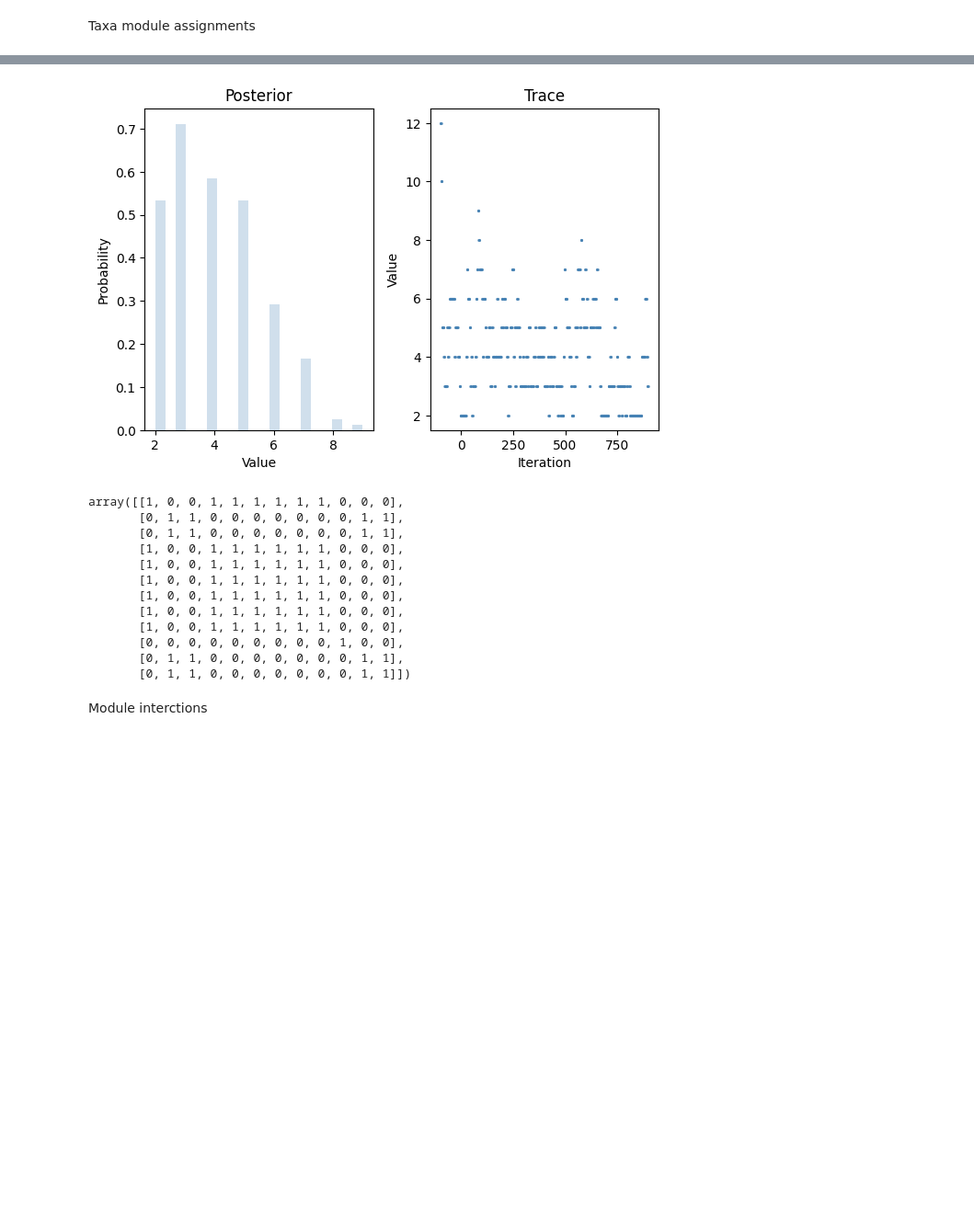
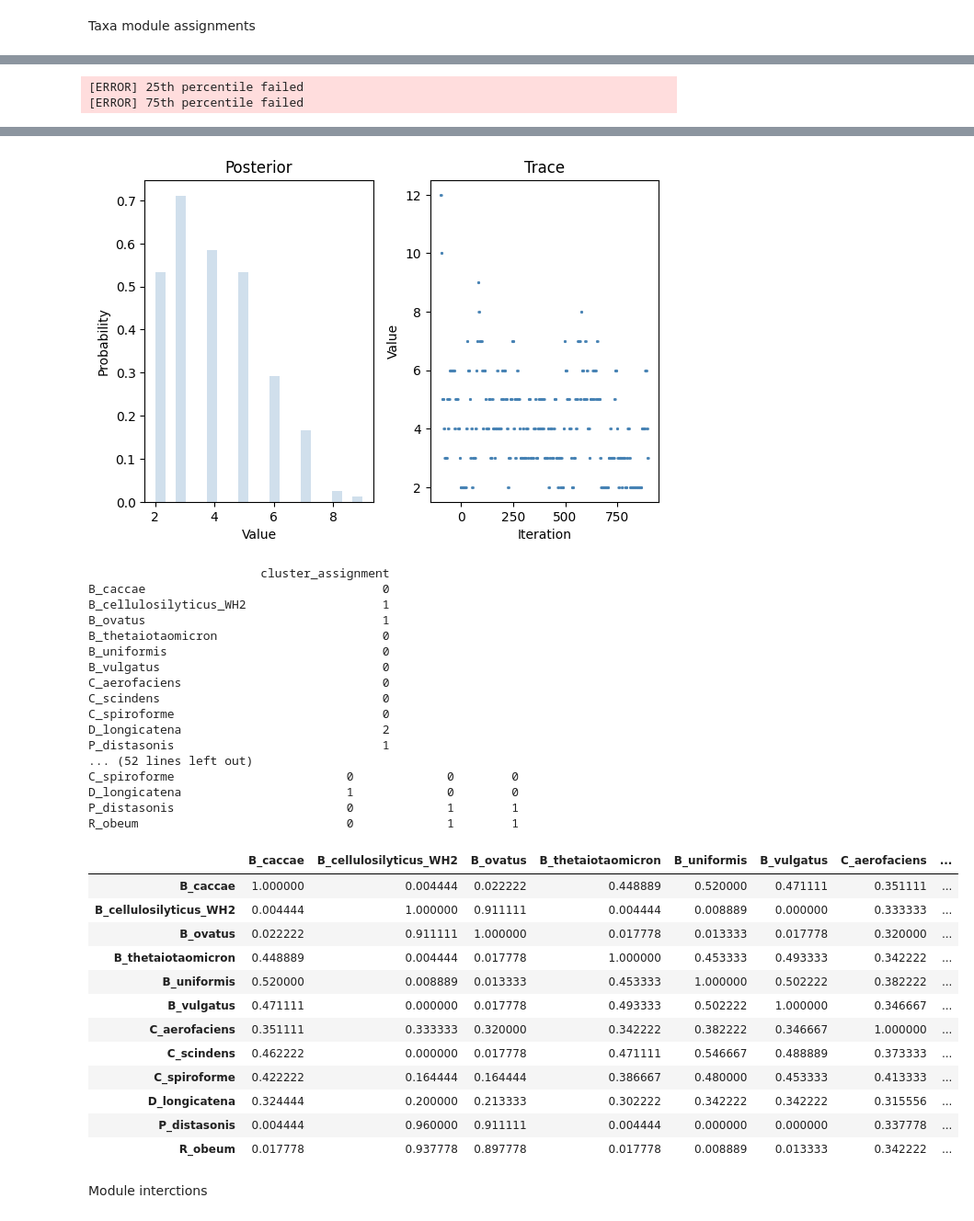
Before and after one commit to alejandrocs98/masters-thesis, a Jupyter notebook: ecological-modeling/mdsine2_mcnulty_lf0.ipynb, the cells around one changed output, grey strips where cells are left out. Shown at 92% size. Drawn from its saved outputs; the diff is of its cells as text; code cells hidden in the pictures; blank space fills up the shorter version.

```diff
--- a/ecological-modeling/mdsine2_mcnulty_lf0.ipynb
+++ b/ecological-modeling/mdsine2_mcnulty_lf0.ipynb
@@ -112,7 +112,8 @@ mcmc_negbin_lf0 = md2.negbin.build_graph(       # Builds the graph used for post
 # Run inference to learn the negative binomial parameters {negbin.py, run.py, pylab/inferenec.py}
 mcmc_negbin_lf0 = md2.negbin.run_graph(     # Run the MCMC chain mcmc (mdsin2.BaseMCMC)
     mcmc_negbin_lf0,                        # Inference object that is already built and initialized (mdsine2.BaseMCMC)
-    crash_if_error=True)                    # If True, throws an error if there is an exception during inference.
+    crash_if_error=True                     # If True, throws an error if there is an exception during inference.
+)
 # %% [output]
 [DEBUG] Negative binomial dispersion a0: Value: 1.9465546447209898e-10, Acceptance rate: 1.0
 [DEBUG] Negative binomial dispersion a1: Value: 0.5008475442330831, Acceptance rate: 0.46
@@ -248,2 +242,7 @@ Self Interactions:
 [INFO] remove local traces
 [INFO] Denormalizing the parameters
+# %%
+# Get the taxa from the graph
+taxa_lf0 = mcmc_lf0_s0.graph.data.taxa
+taxa_lf0_list = [taxa_lf0[i].name for i in range(len(taxa_lf0))]
+taxa_lf0_list
@@ -251,6 +263,18 @@ Self Interactions:
 ### Visualize posteriors
 # %% [markdown]
 In general `GLVParameters` provide wraper access to gLV coefficients
+# %%
+# Set directories
+growth_rate_s0_dir = basepath_s0 / "growth-rate"
+self_interactions_s0_dir = basepath_s0 / "self-interactions"
+interactions_s0_dir = basepath_s0 / "interactions"
+perturbation_s0_dir = basepath_s0 / "perturbation"
+coclusters_s0_dir = basepath_s0 / "coclusters"
+growth_rate_s0_dir.mkdir(exist_ok=True, parents=True)
+self_interactions_s0_dir.mkdir(exist_ok=True, parents=True)
+interactions_s0_dir.mkdir(exist_ok=True, parents=True)
+perturbation_s0_dir.mkdir(exist_ok=True, parents=True)
+coclusters_s0_dir.mkdir(exist_ok=True, parents=True)
 # %% [markdown]
 Growth rates
 # %%
@@ -437,12 +461,18 @@ md2.generate_cluster_assignments_posthoc(       # Returns np.ndarray(size=(len(i
     # n_clusters=12,                            # This specifies the number of clusters that are used during Agglomerative clustering.
     set_as_value=True                           # If True then set the result as the value of the clustering object
 )
+coclusters_assignment_lf0_s0 = md2.generate_cluster_assignments_posthoc(clustering_lf0_s0)
+coclusters_assignment_lf0_s0_table = pd.DataFrame(coclusters_assignment_lf0_s0, index=taxa_lf0_list, columns=['cluster_assignment'])
+coclusters_assignment_lf0_s0_table.to_csv(coclusters_s0_dir / 'cluster_assignments.tsv', sep='\t')
 
-# Get the taxa from the graph
-taxa = mcmc_lf0_s0.graph.data.taxa
+coclustering_lf0_s0 = clustering_lf0_s0.generate_coclusters()
+coclustering_lf0_s0_table = pd.DataFrame(coclustering_lf0_s0, index=taxa_lf0_list, columns=taxa_lf0_list)
+coclustering_lf0_s0_table.to_csv(coclusters_s0_dir / 'coclustering_assignment.tsv', sep='\t')
 
 # Visualize co-cluster posterior probability {posterior.py, visualization.py}
 coclusters_lf0_s0 = md2.summary(mcmc_lf0_s0.graph[STRNAMES.CLUSTERING_OBJ].coclusters)['mean']  # Get the mean of the cocluster posterior
+coclusters_lf0_s0_table = pd.DataFrame(coclusters_lf0_s0, index=taxa_lf0_list, columns=taxa_lf0_list)
+coclusters_lf0_s0_table.to_csv(coclusters_s0_dir / 'coclusters_probabilities.tsv', sep='\t')
 md2.visualization.render_cocluster_probabilities(   # Render the cocluster proportions. Values in coclusters should be [0,1]
     coclusters_lf0_s0, taxa=mcnulty_lf0.taxa,       # Square matrix indicating the cocluster proportions (2-dim np.ndarray)
     yticklabels='%(name)s | %(index)s')             # Label for the y-axis (str)
@@ -452,7 +482,9 @@ md2.visualization.render_trace(         # Visualizes the Trace of a random varia
     clustering_lf0_s0.n_clusters        # Trace of the co-clustering probabilities
 )
 plt.show()
-clustering_lf0_s0.generate_coclusters()
+print(coclusters_assignment_lf0_s0_table)
+print(coclustering_lf0_s0_table)
+coclusters_lf0_s0_table
 # %% [output]
 [ERROR] 25th percentile failed
 [ERROR] 75th percentile failed
@@ -463,17 +497,37 @@ clustering_lf0_s0.generate_coclusters()
+[ERROR] 25th percentile failed
+[ERROR] 75th percentile failed
 [figure]
 [figure]
-array([[1, 0, 0, 1, 1, 1, 1, 1, 1, 0, 0, 0],
-       [0, 1, 1, 0, 0, 0, 0, 0, 0, 0, 1, 1],
-       [0, 1, 1, 0, 0, 0, 0, 0, 0, 0, 1, 1],
-       [1, 0, 0, 1, 1, 1, 1, 1, 1, 0, 0, 0],
-       [1, 0, 0, 1, 1, 1, 1, 1, 1, 0, 0, 0],
-       [1, 0, 0, 1, 1, 1, 1, 1, 1, 0, 0, 0],
-       [1, 0, 0, 1, 1, 1, 1, 1, 1, 0, 0, 0],
-       [1, 0, 0, 1, 1, 1, 1, 1, 1, 0, 0, 0],
-       [1, 0, 0, 1, 1, 1, 1, 1, 1, 0, 0, 0],
-       [0, 0, 0, 0, 0, 0, 0, 0, 0, 1, 0, 0],
-       [0, 1, 1, 0, 0, 0, 0, 0, 0, 0, 1, 1],
-       [0, 1, 1, 0, 0, 0, 0, 0, 0, 0, 1, 1]])
+                        cluster_assignment
+B_caccae                                 0
+B_cellulosilyticus_WH2                   1
+B_ovatus                                 1
+B_thetaiotaomicron                       0
+B_uniformis                              0
+B_vulgatus                               0
+C_aerofaciens                            0
+C_scindens                               0
+C_spiroforme                             0
+D_longicatena                            2
+P_distasonis                             1
+... (52 lines left out)
+C_spiroforme                        0             0        0
+D_longicatena                       1             0        0
+P_distasonis                        0             1        1
+R_obeum                             0             1        1
+|  | B_caccae | B_cellulosilyticus_WH2 | B_ovatus | B_thetaiotaomicron | B_uniformis | B_vulgatus | C_aerofaciens | ... |
+| B_caccae | 1.000000 | 0.004444 | 0.022222 | 0.448889 | 0.520000 | 0.471111 | 0.351111 | ... |
+| B_cellulosilyticus_WH2 | 0.004444 | 1.000000 | 0.911111 | 0.004444 | 0.008889 | 0.000000 | 0.333333 | ... |
+| B_ovatus | 0.022222 | 0.911111 | 1.000000 | 0.017778 | 0.013333 | 0.017778 | 0.320000 | ... |
+| B_thetaiotaomicron | 0.448889 | 0.004444 | 0.017778 | 1.000000 | 0.453333 | 0.493333 | 0.342222 | ... |
+| B_uniformis | 0.520000 | 0.008889 | 0.013333 | 0.453333 | 1.000000 | 0.502222 | 0.382222 | ... |
+| B_vulgatus | 0.471111 | 0.000000 | 0.017778 | 0.493333 | 0.502222 | 1.000000 | 0.346667 | ... |
+| C_aerofaciens | 0.351111 | 0.333333 | 0.320000 | 0.342222 | 0.382222 | 0.346667 | 1.000000 | ... |
+| C_scindens | 0.462222 | 0.000000 | 0.017778 | 0.471111 | 0.546667 | 0.488889 | 0.373333 | ... |
+| C_spiroforme | 0.422222 | 0.164444 | 0.164444 | 0.386667 | 0.480000 | 0.453333 | 0.413333 | ... |
+| D_longicatena | 0.324444 | 0.200000 | 0.213333 | 0.302222 | 0.342222 | 0.342222 | 0.315556 | ... |
+| P_distasonis | 0.004444 | 0.960000 | 0.911111 | 0.004444 | 0.000000 | 0.000000 | 0.337778 | ... |
+| R_obeum | 0.017778 | 0.937778 | 0.897778 | 0.017778 | 0.008889 | 0.013333 | 0.342222 | ... |
 # %% [markdown]
 Module interctions
 # %%
```
Also changed, not shown: parts of 17 cells of this notebook, 43 other files.
